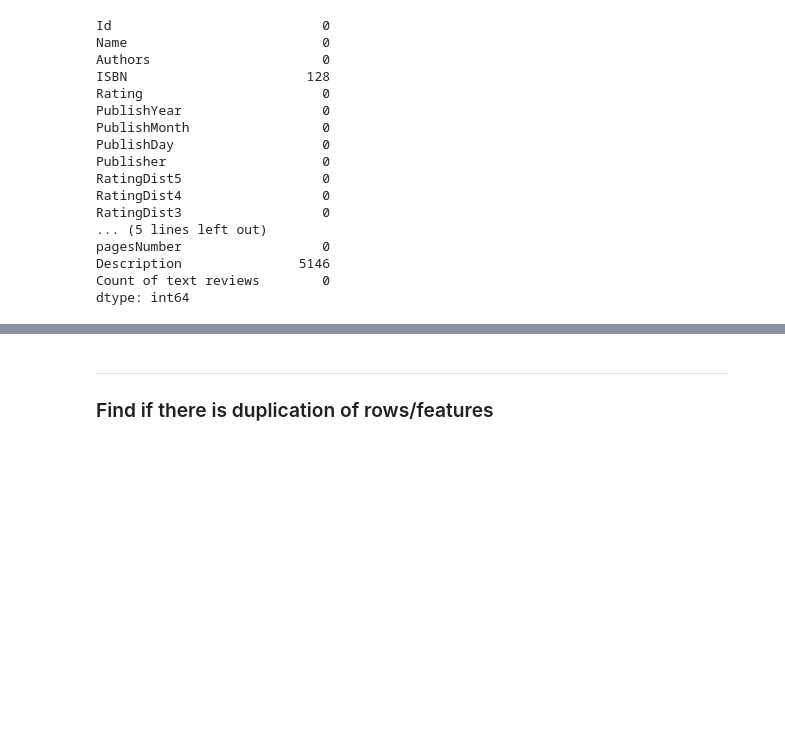
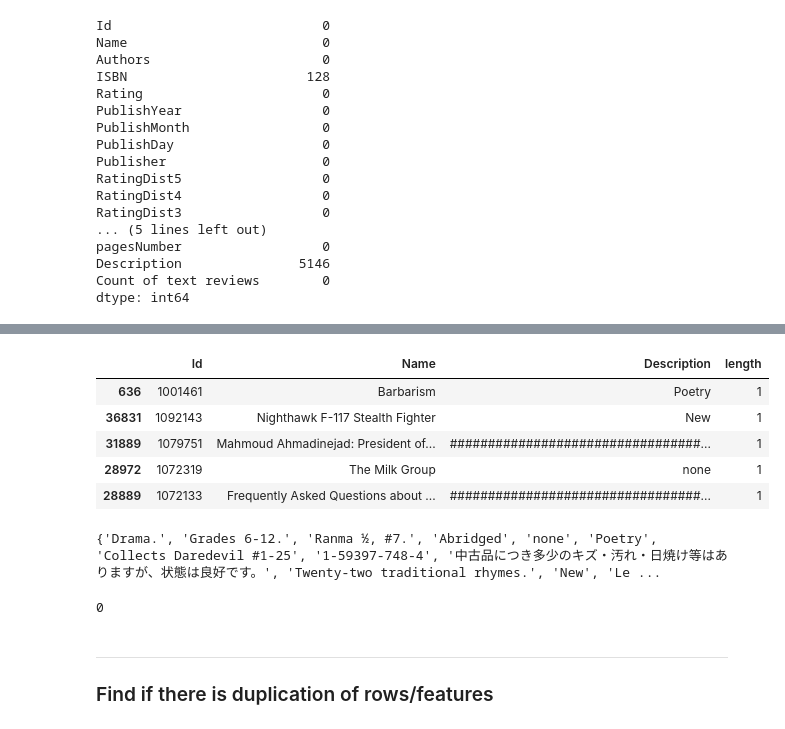
Before and after one commit to AmoliR/nlp-for-book-recommendation, a Jupyter notebook: eda.ipynb, the cells around one changed output, grey strips where cells are left out. Saved outputs shown, nothing was run; the diff lists cells and outputs as text; code cells hidden in the pictures; blank space fills up the shorter version.

```diff
--- a/eda.ipynb
+++ b/eda.ipynb
@@ -140,3 +193,24 @@ eda_data.shape
+# %%
+eda_data[eda_data.length.isin(range(0,4))][["Id", "Name", "Description", "length"]]\
+.sort_values(by=["length"], ascending=True).head()
+# %% [output]
+|  | Id | Name | Description | length |
+| 636 | 1001461 | Barbarism | Poetry | 1 |
+| 36831 | 1092143 | Nighthawk F-117 Stealth Fighter | New | 1 |
+| 31889 | 1079751 | Mahmoud Ahmadinejad: President of... | #################################... | 1 |
+| 28972 | 1072319 | The Milk Group | none | 1 |
+| 28889 | 1072133 | Frequently Asked Questions about ... | #################################... | 1 |
+# %%
+print(set(eda_data.Description[eda_data.length.isin(range(0,4))]))
+# %% [output]
+{'Drama.', 'Grades 6-12.', 'Ranma ½, #7.', 'Abridged', 'none', 'Poetry', 'Collects Daredevil #1-25', '1-59397-748-4', '中古品につき多少のキズ・汚れ・日焼け等はありますが、状態は良好です。', 'Twenty-two traditional rhymes.', 'New', 'Le ...
+# %%
+# Drop records with very short description
+eda_data.drop(eda_data.index[eda_data.length.isin(range(0,4))], inplace = True)
+# del eda_data["length"]
+eda_data[eda_data.length.isin(range(0,4))].shape[0]
+# %% [output]
+0
 # %% [markdown]
 ---
 ### Find if there is duplication of rows/features
```
Also changed, not shown: parts of 28 cells of this notebook.
